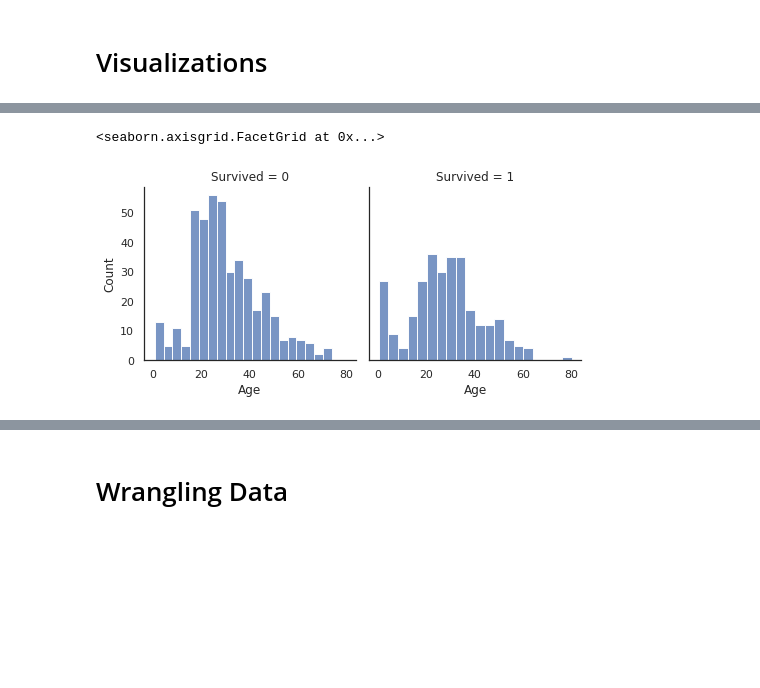
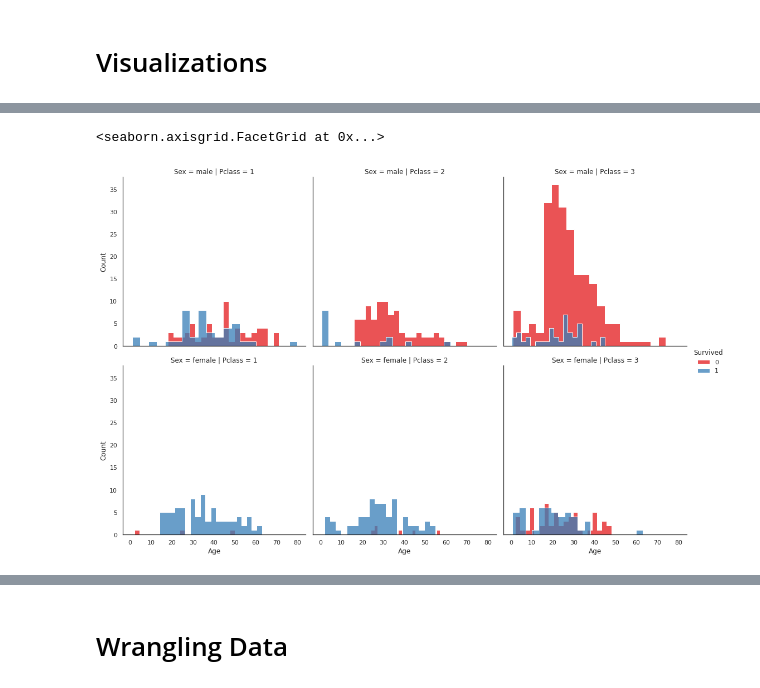
Before and after one commit to Hormozzan/TitanicPassengersSurvivalPrediction, a Jupyter notebook: titanic-passengers-survival-prediction.ipynb, the cells around one changed output, grey strips where cells are left out. Drawn from its saved outputs; the diff is of its cells as text; code cells hidden in the pictures; blank space fills up the shorter version.

```diff
--- a/titanic-passengers-survival-prediction.ipynb
+++ b/titanic-passengers-survival-prediction.ipynb
@@ -34,7 +43,8 @@ pd.set_option('display.max_rows', 100)
 pd.set_option('display.max_columns', 50)
 pd.set_option('display.width', 1000)
 
-sns.set(rc={'figure.figsize':(16,10)})
+sns.set(rc={'figure.figsize':(14,8)})
+sns.set_palette('Set1')
 sns.set_style("white")
 # %% [markdown]
 # Acquiring Data
@@ -142,6 +178,7 @@ print(train_df[['Parch', 'Survived']].groupby('Parch', as_index=False).mean().so
 # %%
-grid = sns.FacetGrid(train_df, col='Survived', height=3.5)
-grid.map(sns.histplot, 'Age', bins=20)
+grid = sns.FacetGrid(train_df, row='Sex', col='Pclass', height=5, hue='Survived')
+grid.map(sns.histplot, 'Age', bins=20, multiple='stack', element='step')
+grid.add_legend()
 # %% [output]
 <seaborn.axisgrid.FacetGrid at 0x...>
-[figure, old version]
+[figure, new version]
```
Also changed, not shown: parts of 30 cells of this notebook.
